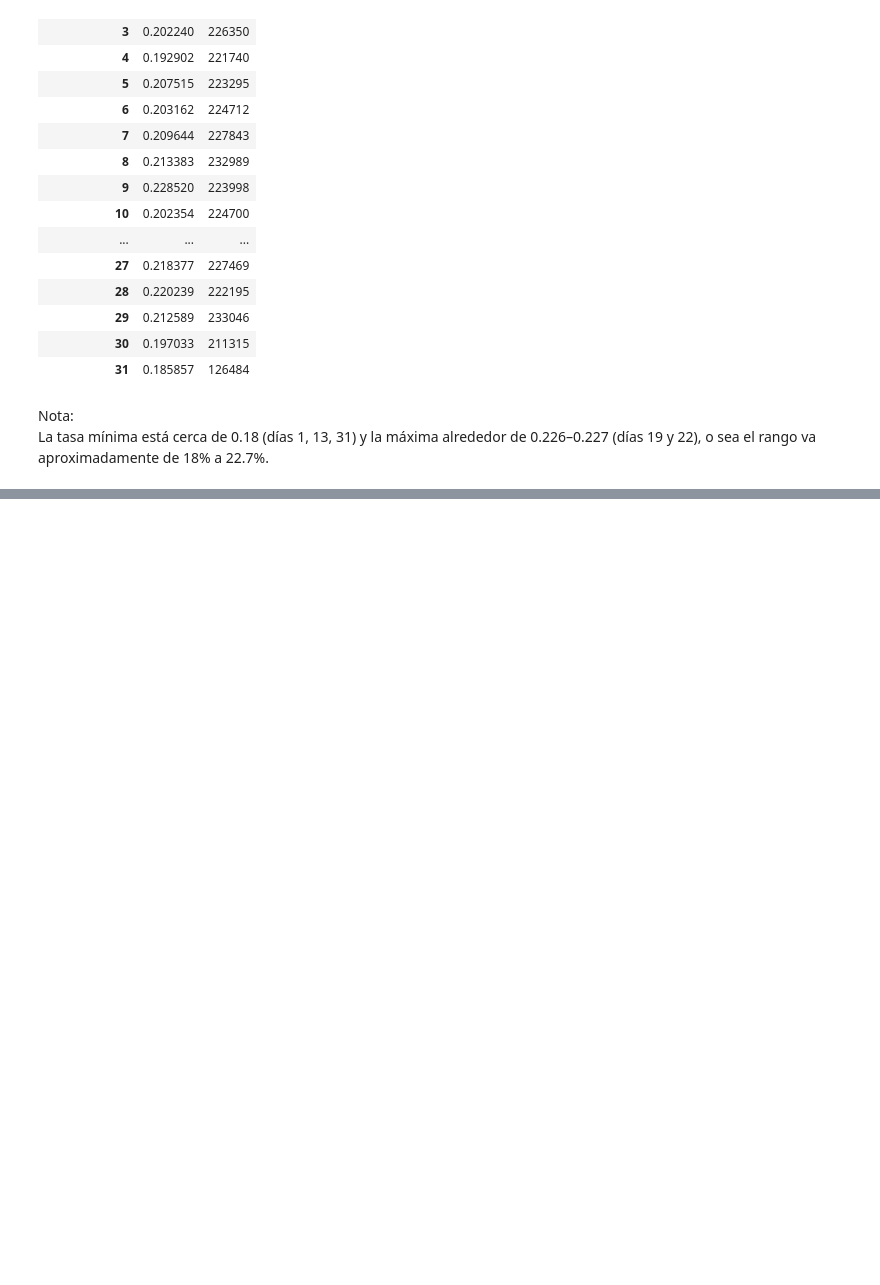
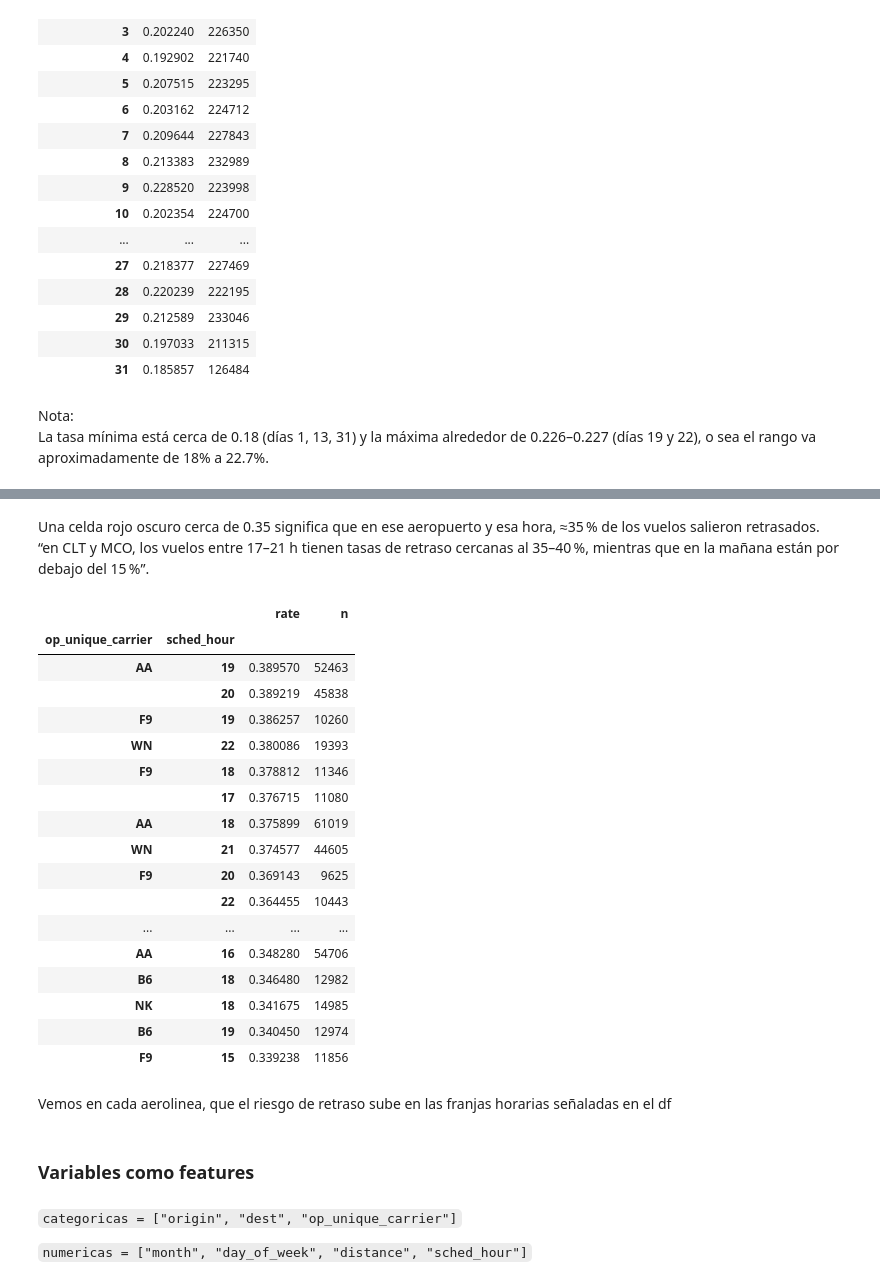
Before and after one commit to Smejia2002/flightdelay, a Jupyter notebook: notebooks/00_eda.ipynb, the cells around one changed output, grey strips where cells are left out. Drawn from its saved outputs; the diff is of its cells as text; code cells hidden in the pictures; blank space fills up the shorter version.

```diff
--- a/notebooks/00_eda.ipynb
+++ b/notebooks/00_eda.ipynb
@@ -240,0 +357,37 @@ df_model.to_csv("../data/processed/flight_data_2024_model.csv", index=False)
+# %% [markdown]
+Una celda rojo oscuro cerca de 0.35 significa que en ese aeropuerto y esa hora, ≈35 % de los vuelos salieron retrasados.<br>
+“en CLT y MCO, los vuelos entre 17–21 h tienen tasas de retraso cercanas al 35–40 %, mientras que en la mañana están por debajo del 15 %”.
+# %%
+# Aerolinea x hora
+(df_model.groupby(["op_unique_carrier", "sched_hour"])["target_delay"]
+        .agg(rate="mean", n="size")
+        .query("n >= 5000")
+        .sort_values("rate", ascending=False)
+        .head(20))
+# %% [output]
+|  |  | rate | n |
+| op_unique_carrier | sched_hour |  |  |
+| AA | 19 | 0.389570 | 52463 |
+|  | 20 | 0.389219 | 45838 |
+| F9 | 19 | 0.386257 | 10260 |
+| WN | 22 | 0.380086 | 19393 |
+| F9 | 18 | 0.378812 | 11346 |
+|  | 17 | 0.376715 | 11080 |
+| AA | 18 | 0.375899 | 61019 |
+| WN | 21 | 0.374577 | 44605 |
+| F9 | 20 | 0.369143 | 9625 |
+|  | 22 | 0.364455 | 10443 |
+| ... | ... | ... | ... |
+| AA | 16 | 0.348280 | 54706 |
+| B6 | 18 | 0.346480 | 12982 |
+| NK | 18 | 0.341675 | 14985 |
+| B6 | 19 | 0.340450 | 12974 |
+| F9 | 15 | 0.339238 | 11856 |
+# %% [markdown]
+Vemos en cada aerolinea, que el riesgo de retraso sube en las franjas horarias señaladas en el df
+# %% [markdown]
+### **Variables como features**
+# %% [markdown]
+`categoricas = ["origin", "dest", "op_unique_carrier"]`
+
+`numericas = ["month", "day_of_week", "distance", "sched_hour"]`
```
Also changed, not shown: parts of 9 cells of this notebook, 1 other file.
